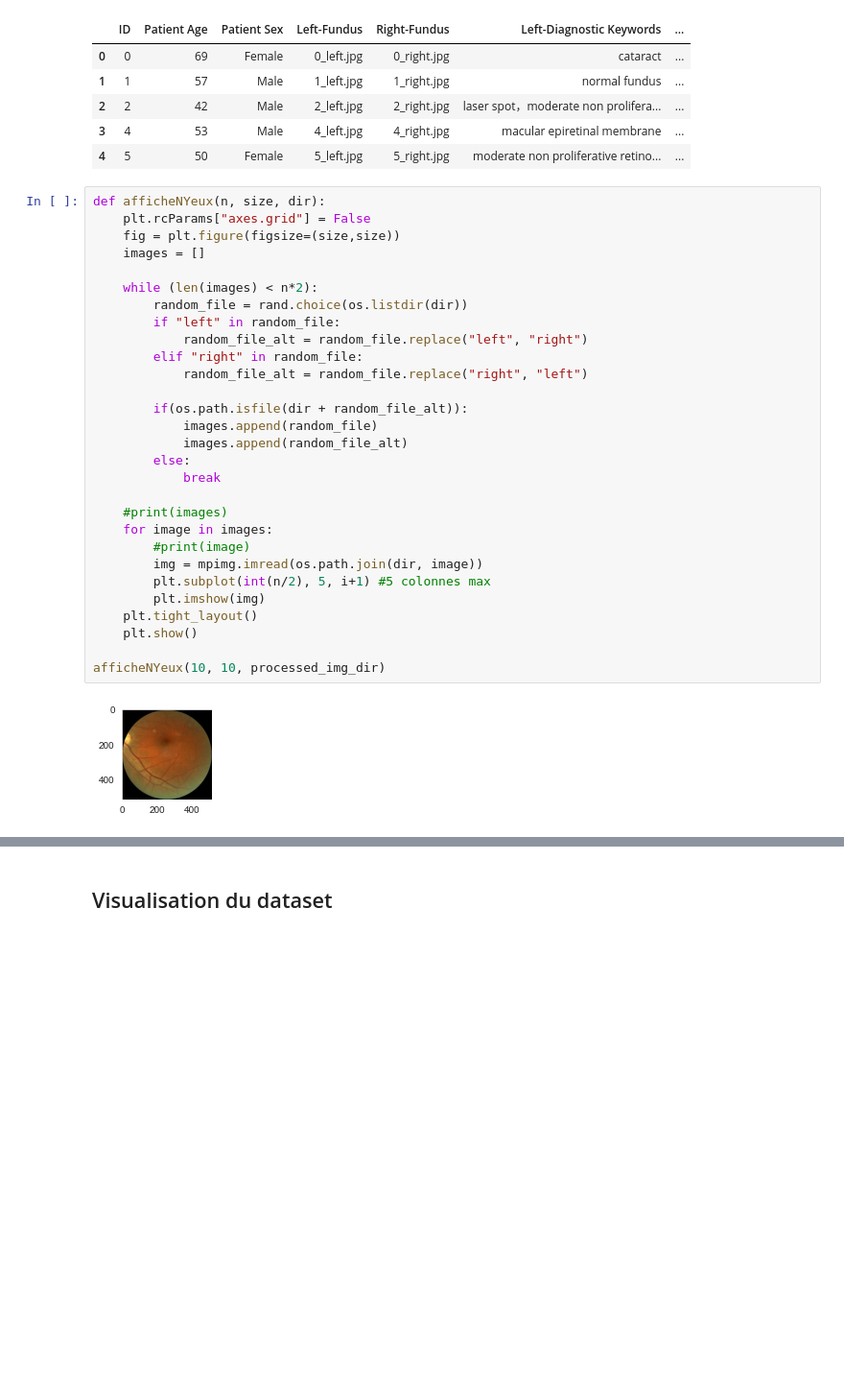
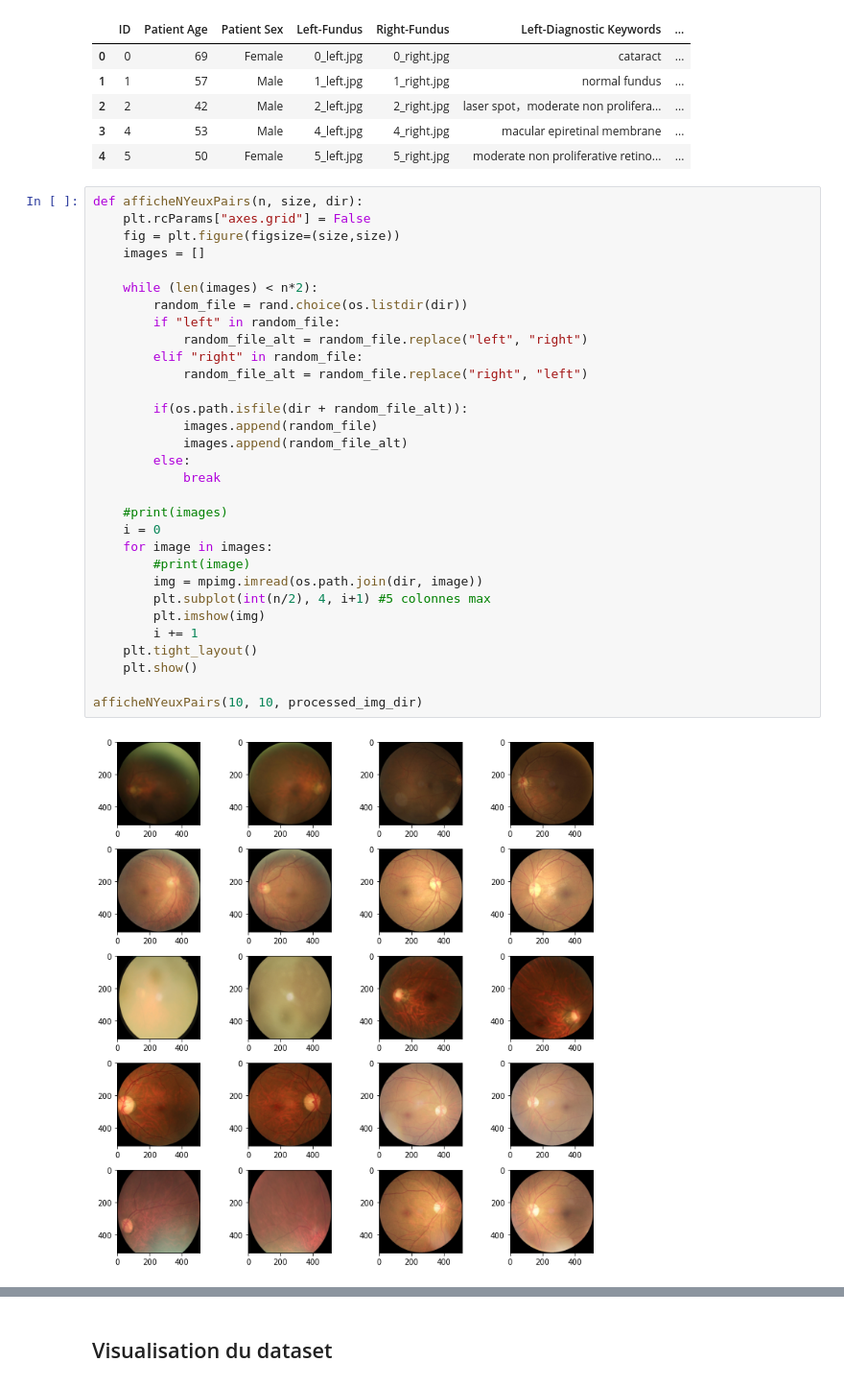
Before and after one commit to adblackx/ODR, a Jupyter notebook: Visualisation.ipynb, the cells around one changed output, grey strips where cells are left out. Shown at 96% size. Saved outputs shown, nothing was run; the diff lists cells and outputs as text; blank space fills up the shorter version.

Commit message:
fixed afficheNYeux

```diff
--- a/Visualisation.ipynb
+++ b/Visualisation.ipynb
@@ -44,33 +44,35 @@ main_df.head()
 | 3 | 4 | 53 | Male | 4_left.jpg | 4_right.jpg | macular epiretinal membrane | ... |
 | 4 | 5 | 50 | Female | 5_left.jpg | 5_right.jpg | moderate non proliferative retino... | ... |
 # %%
-def afficheNYeux(n, size, dir):
+def afficheNYeuxPairs(n, size, dir):
     plt.rcParams["axes.grid"] = False
     fig = plt.figure(figsize=(size,size))
     images = []
 
     while (len(images) < n*2):
         random_file = rand.choice(os.listdir(dir))
         if "left" in random_file:
             random_file_alt = random_file.replace("left", "right")
         elif "right" in random_file:
             random_file_alt = random_file.replace("right", "left")
 
         if(os.path.isfile(dir + random_file_alt)):
             images.append(random_file)
             images.append(random_file_alt)
         else:
             break
 
     #print(images)
+    i = 0
     for image in images:
         #print(image)
         img = mpimg.imread(os.path.join(dir, image))
-        plt.subplot(int(n/2), 5, i+1) #5 colonnes max
+        plt.subplot(int(n/2), 4, i+1) #5 colonnes max
         plt.imshow(img)
+        i += 1
     plt.tight_layout()
     plt.show()
 
-afficheNYeux(10, 10, processed_img_dir)
+afficheNYeuxPairs(10, 10, processed_img_dir)
 # %% [output]
-[figure, old version]
+[figure, new version]
```
Also changed, not shown: parts of 2 cells of this notebook.
